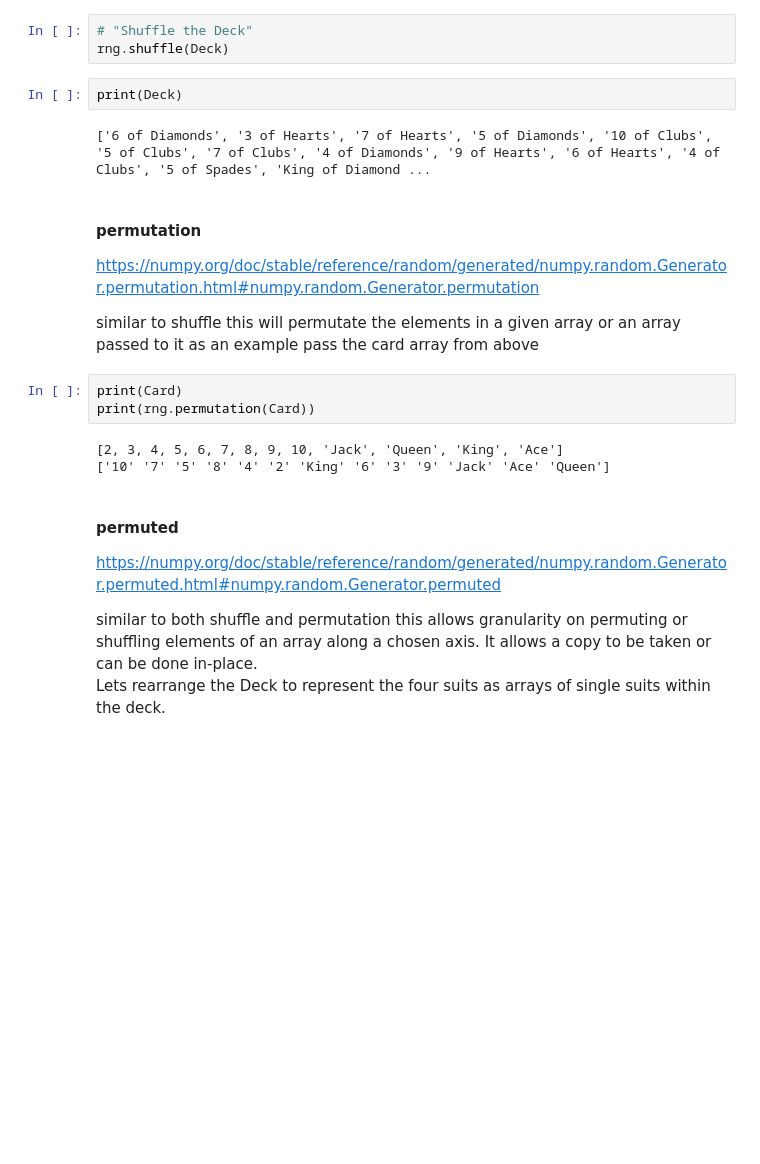
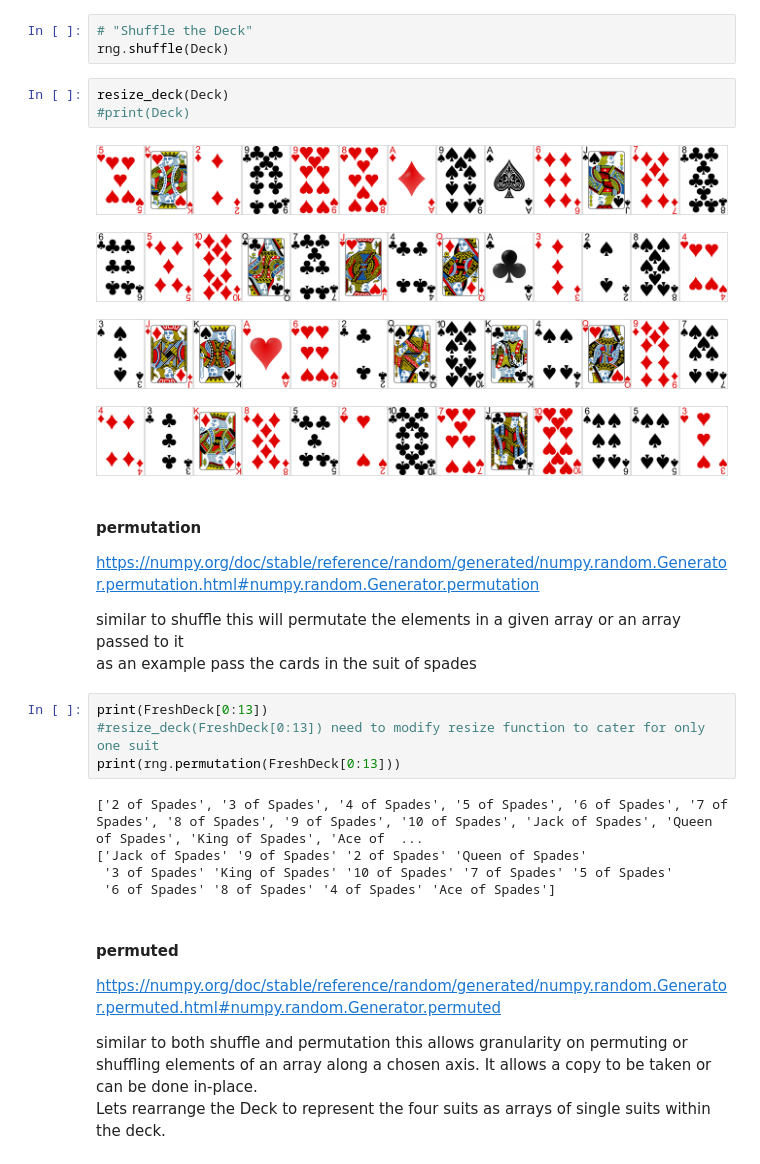
Before and after one commit to MarkJParry/PDA-Numpy, a Jupyter notebook: numpy-random.ipynb, the cells around one changed output. Drawn from its saved outputs; the diff is of its cells as text; blank space fills up the shorter version.

```diff
--- a/numpy-random.ipynb
+++ b/numpy-random.ipynb
@@ -118,21 +138,28 @@ print(Deck)
 # "Shuffle the Deck"
 rng.shuffle(Deck)
 # %%
-print(Deck)
+resize_deck(Deck)
+#print(Deck)
 # %% [output]
-['6 of Diamonds', '3 of Hearts', '7 of Hearts', '5 of Diamonds', '10 of Clubs', '5 of Clubs', '7 of Clubs', '4 of Diamonds', '9 of Hearts', '6 of Hearts', '4 of Clubs', '5 of Spades', 'King of Diamond ...
+[figure, added]
+[figure, added]
+[figure, added]
+[figure, added]
 # %% [markdown]
 #### permutation
 https://numpy.org/doc/stable/reference/random/generated/numpy.random.Generator.permutation.html#numpy.random.Generator.permutation
 
 similar to shuffle this will permutate the elements in a given array or an array passed to it
-as an example pass the card array from above
+as an example pass the cards in the suit of spades
 # %%
-print(Card)
-print(rng.permutation(Card))
+print(FreshDeck[0:13])
+#resize_deck(FreshDeck[0:13]) need to modify resize function to cater for only one suit
+print(rng.permutation(FreshDeck[0:13]))
 # %% [output]
-[2, 3, 4, 5, 6, 7, 8, 9, 10, 'Jack', 'Queen', 'King', 'Ace']
-['10' '7' '5' '8' '4' '2' 'King' '6' '3' '9' 'Jack' 'Ace' 'Queen']
+['2 of Spades', '3 of Spades', '4 of Spades', '5 of Spades', '6 of Spades', '7 of Spades', '8 of Spades', '9 of Spades', '10 of Spades', 'Jack of Spades', 'Queen of Spades', 'King of Spades', 'Ace of  ...
+['Jack of Spades' '9 of Spades' '2 of Spades' 'Queen of Spades'
+ '3 of Spades' 'King of Spades' '10 of Spades' '7 of Spades' '5 of Spades'
+ '6 of Spades' '8 of Spades' '4 of Spades' 'Ace of Spades']
 # %% [markdown]
 #### permuted
 https://numpy.org/doc/stable/reference/random/generated/numpy.random.Generator.permuted.html#numpy.random.Generator.permuted
```
Also changed, not shown: parts of 31 cells of this notebook, 43 other files.
